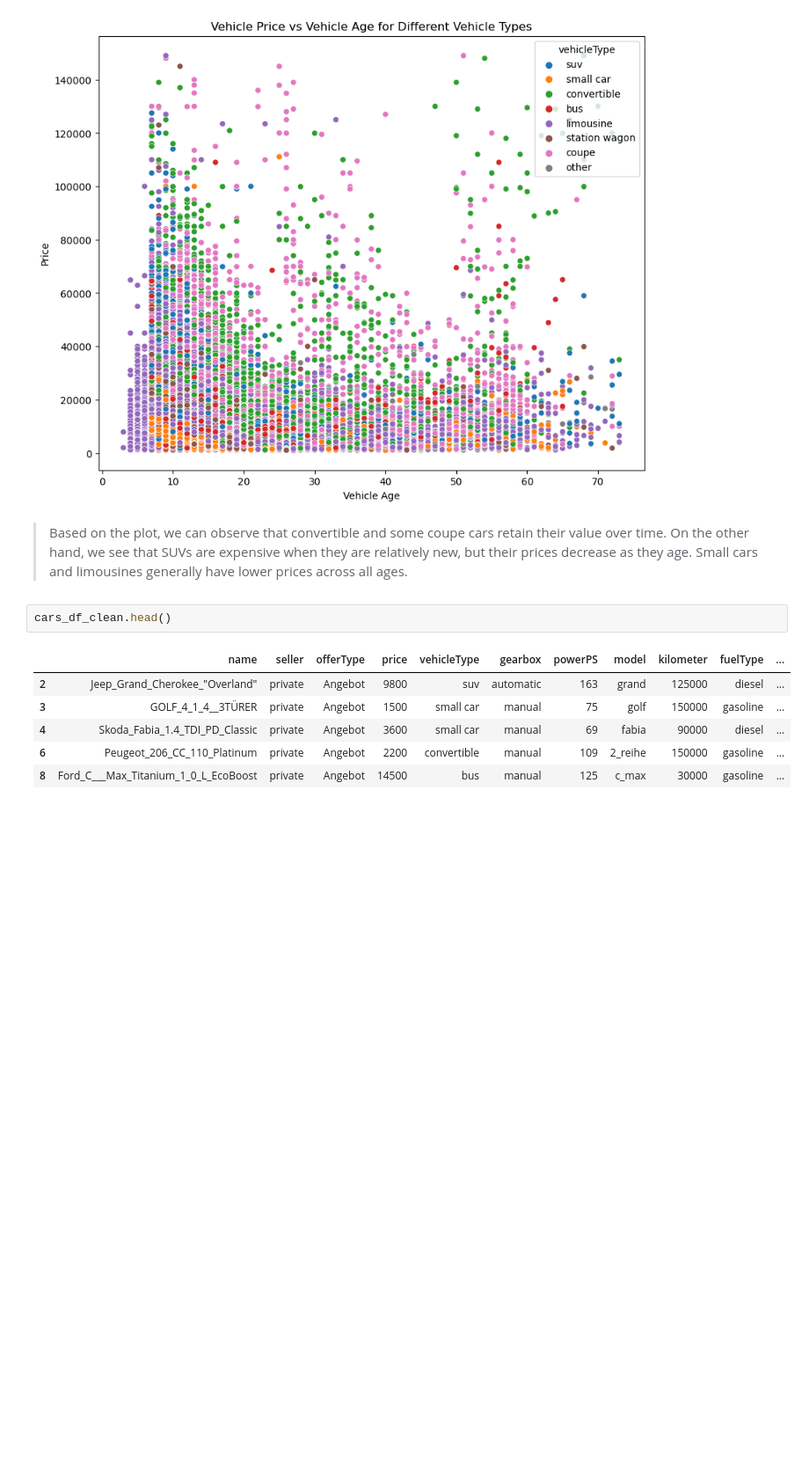
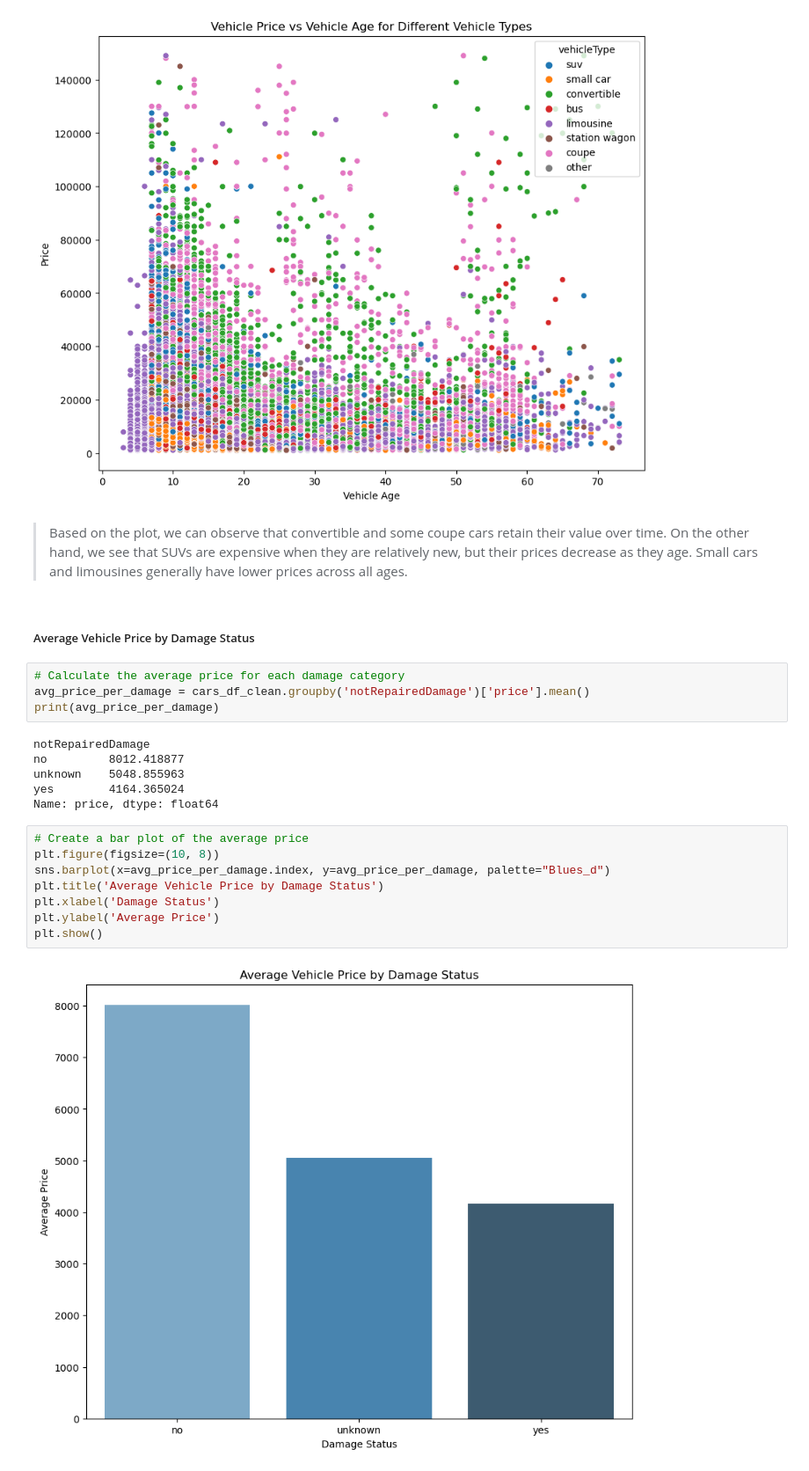
Before and after one commit to levgiorg/UsedCarsAnalysis, a Jupyter notebook: UsedCarsAnalysis.ipynb, the cells around one changed output. Shown at 88% size. Drawn from its saved outputs; the diff is of its cells as text; blank space fills up the shorter version.

```diff
--- a/UsedCarsAnalysis.ipynb
+++ b/UsedCarsAnalysis.ipynb
@@ -489,12 +530,25 @@ plt.show()
 [figure]
 # %% [markdown]
 > Based on the plot, we can observe that convertible and some coupe cars retain their value over time. On the other hand, we see that SUVs are expensive when they are relatively new, but their prices decrease as they age. Small cars and limousines generally have lower prices across all ages.
-# %%
-cars_df_clean.head()
-# %% [output]
-|  | name | seller | offerType | price | vehicleType | gearbox | powerPS | model | kilometer | fuelType | ... |
-| 2 | Jeep_Grand_Cherokee_"Overland" | private | Angebot | 9800 | suv | automatic | 163 | grand | 125000 | diesel | ... |
-| 3 | GOLF_4_1_4__3TÜRER | private | Angebot | 1500 | small car | manual | 75 | golf | 150000 | gasoline | ... |
-| 4 | Skoda_Fabia_1.4_TDI_PD_Classic | private | Angebot | 3600 | small car | manual | 69 | fabia | 90000 | diesel | ... |
-| 6 | Peugeot_206_CC_110_Platinum | private | Angebot | 2200 | convertible | manual | 109 | 2_reihe | 150000 | gasoline | ... |
-| 8 | Ford_C___Max_Titanium_1_0_L_EcoBoost | private | Angebot | 14500 | bus | manual | 125 | c_max | 30000 | gasoline | ... |
+# %% [markdown]
+##### Average Vehicle Price by Damage Status
+# %%
+# Calculate the average price for each damage category
+avg_price_per_damage = cars_df_clean.groupby('notRepairedDamage')['price'].mean()
+print(avg_price_per_damage)
+# %% [output]
+notRepairedDamage
+no         8012.418877
+unknown    5048.855963
+yes        4164.365024
+Name: price, dtype: float64
+# %%
+# Create a bar plot of the average price
+plt.figure(figsize=(10, 8))
+sns.barplot(x=avg_price_per_damage.index, y=avg_price_per_damage, palette="Blues_d")
+plt.title('Average Vehicle Price by Damage Status')
+plt.xlabel('Damage Status')
+plt.ylabel('Average Price')
+plt.show()
+# %% [output]
+[figure, added]
```
Also changed, not shown: parts of 28 cells of this notebook.
